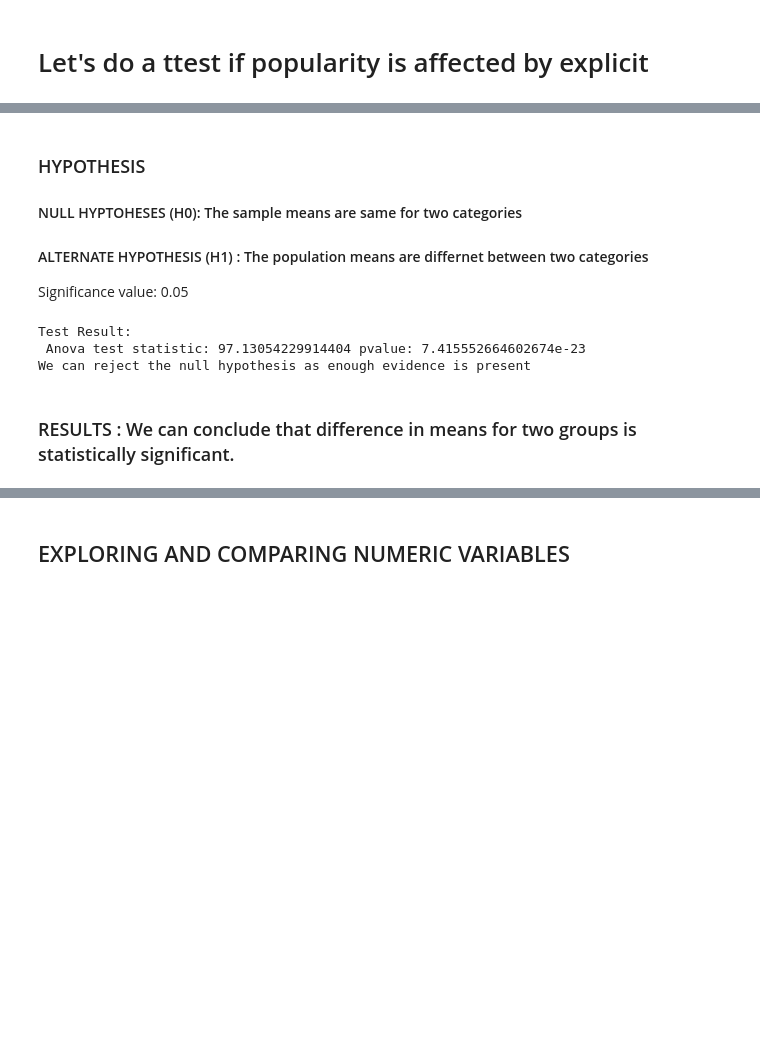
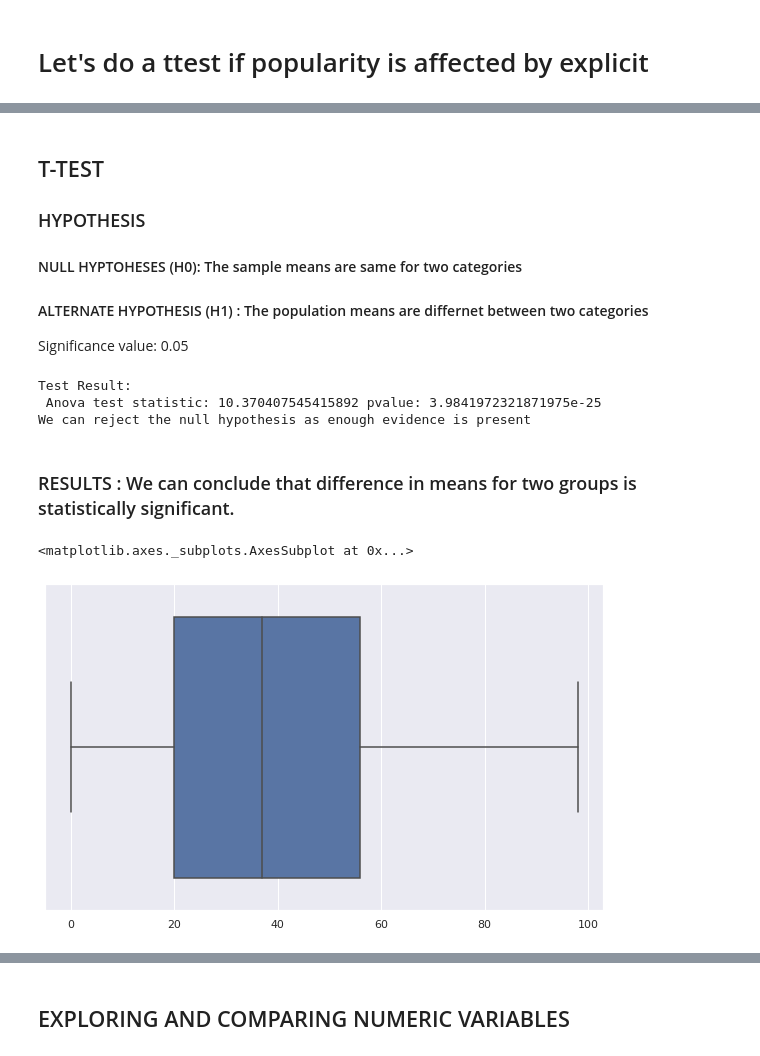
Before and after one commit to abhi-11nav/Spotify-data-Analysis, a Jupyter notebook: Spotify_Music_Analysis.ipynb, the cells around one changed output, grey strips where cells are left out. Drawn from its saved outputs; the diff is of its cells as text; code cells hidden in the pictures; blank space fills up the shorter version.

```diff
--- a/Spotify_Music_Analysis.ipynb
+++ b/Spotify_Music_Analysis.ipynb
@@ -711,4 +711,6 @@ FALSE MEAN: 32.96
 # %% [markdown]
+## T-TEST
+
 ### HYPOTHESIS
 
 #### NULL HYPTOHESES (H0): The sample means are same for two categories
@@ -719,12 +721,26 @@ Significance value:  0.05
 # %%
 # Importing libraries for one way anova test
 import scipy.stats
-from scipy.stats import f_oneway
+from scipy.stats import ttest_ind, levene
+
 
 group1 = [x for x in testing_data[testing_data["explicit"]==True]['popularity']]
 group2 = [x for x in testing_data[testing_data["explicit"]==False]['popularity']]
 
-statistic, p_value = f_oneway(group1, group2)
+
+# Checking for equal variances to perform independent ttest
+statistic, pvalue = scipy.stats.levene(group1, group2)
+
+
+equal_var_ = True
+if pvalue<0.05:
+  equal_var_=False
+else:
+  equal_var_=True
+
+
+# ttest value
+statistic, p_value = ttest_ind(group1, group2, equal_var=equal_var_)
 
 print("Test Result:\n Anova test statistic:",statistic,"pvalue:",p_value)
 
@@ -734,7 +750,18 @@ else:
   print("We cannot reject the null hypothesis as enough evidence supports the null hypothesis")
 # %% [output]
 Test Result:
- Anova test statistic: 97.13054229914404 pvalue: 7.415552664602674e-23
+ Anova test statistic: 10.370407545415892 pvalue: 3.9841972321871975e-25
 We can reject the null hypothesis as enough evidence is present
 # %% [markdown]
 ### RESULTS : We can conclude that difference in means for two groups is statistically significant.
+# %%
+# Creating two groups for explicit categories populairty
+
+
+group1 = [x for x in data[data["explicit"]==True]['popularity']]
+group2 = [x for x in data[data["explicit"]==False]['popularity']]
+# %%
+sns.boxplot(group1)
+# %% [output]
+<matplotlib.axes._subplots.AxesSubplot at 0x...>
+[figure, added]
```
Also changed, not shown: parts of 8 cells of this notebook.
